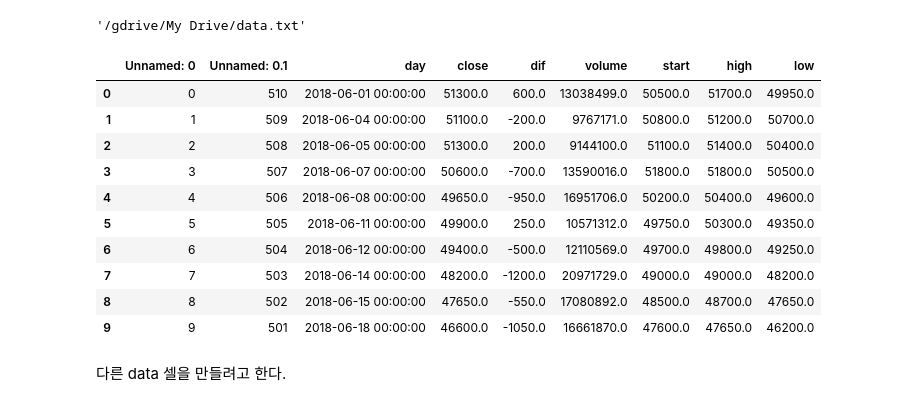
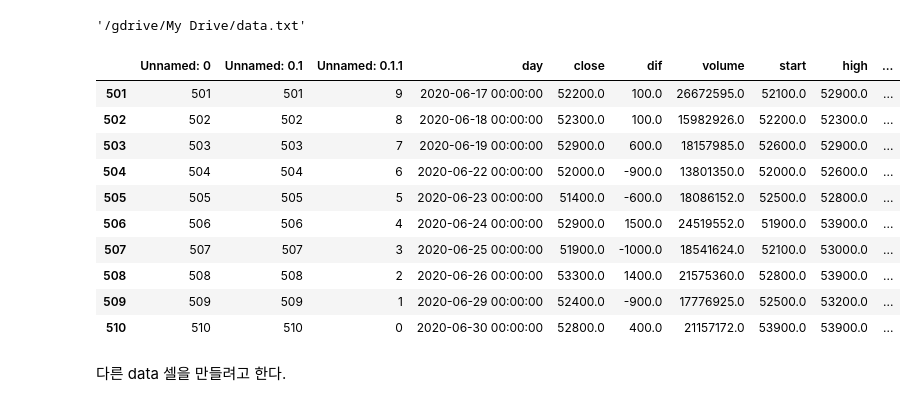
Before and after one commit to sjbaek12/sjbaek12.github.io, a Jupyter notebook: 주가예측_LSTM.ipynb, the cells around one changed output. Saved outputs shown, nothing was run; the diff lists cells and outputs as text; code cells hidden in the pictures.

```diff
--- a/주가예측_LSTM.ipynb
+++ b/주가예측_LSTM.ipynb
@@ -366,20 +366,20 @@ data.to_csv('/gdrive/My Drive/data.txt')
 import pandas as pd
 # %%
 data = pd.read_csv('/gdrive/My Drive/data.txt')
-# %%
-data.head(10)
-# %% [output]
-|  | Unnamed: 0 | Unnamed: 0.1 | day | close | dif | volume | start | high | low |
-| 0 | 0 | 510 | 2018-06-01 00:00:00 | 51300.0 | 600.0 | 13038499.0 | 50500.0 | 51700.0 | 49950.0 |
-| 1 | 1 | 509 | 2018-06-04 00:00:00 | 51100.0 | -200.0 | 9767171.0 | 50800.0 | 51200.0 | 50700.0 |
-| 2 | 2 | 508 | 2018-06-05 00:00:00 | 51300.0 | 200.0 | 9144100.0 | 51100.0 | 51400.0 | 50400.0 |
-| 3 | 3 | 507 | 2018-06-07 00:00:00 | 50600.0 | -700.0 | 13590016.0 | 51800.0 | 51800.0 | 50500.0 |
-| 4 | 4 | 506 | 2018-06-08 00:00:00 | 49650.0 | -950.0 | 16951706.0 | 50200.0 | 50400.0 | 49600.0 |
-| 5 | 5 | 505 | 2018-06-11 00:00:00 | 49900.0 | 250.0 | 10571312.0 | 49750.0 | 50300.0 | 49350.0 |
-| 6 | 6 | 504 | 2018-06-12 00:00:00 | 49400.0 | -500.0 | 12110569.0 | 49700.0 | 49800.0 | 49250.0 |
-| 7 | 7 | 503 | 2018-06-14 00:00:00 | 48200.0 | -1200.0 | 20971729.0 | 49000.0 | 49000.0 | 48200.0 |
-| 8 | 8 | 502 | 2018-06-15 00:00:00 | 47650.0 | -550.0 | 17080892.0 | 48500.0 | 48700.0 | 47650.0 |
-| 9 | 9 | 501 | 2018-06-18 00:00:00 | 46600.0 | -1050.0 | 16661870.0 | 47600.0 | 47650.0 | 46200.0 |
+# %%
+data.tail(10) # 2018년 6월1일부터 2020년 6월30일까지 삼성전자 주가 자료이다
+# %% [output]
+|  | Unnamed: 0 | Unnamed: 0.1 | Unnamed: 0.1.1 | day | close | dif | volume | start | high | ... |
+| 501 | 501 | 501 | 9 | 2020-06-17 00:00:00 | 52200.0 | 100.0 | 26672595.0 | 52100.0 | 52900.0 | ... |
+| 502 | 502 | 502 | 8 | 2020-06-18 00:00:00 | 52300.0 | 100.0 | 15982926.0 | 52200.0 | 52300.0 | ... |
+| 503 | 503 | 503 | 7 | 2020-06-19 00:00:00 | 52900.0 | 600.0 | 18157985.0 | 52600.0 | 52900.0 | ... |
+| 504 | 504 | 504 | 6 | 2020-06-22 00:00:00 | 52000.0 | -900.0 | 13801350.0 | 52000.0 | 52600.0 | ... |
+| 505 | 505 | 505 | 5 | 2020-06-23 00:00:00 | 51400.0 | -600.0 | 18086152.0 | 52500.0 | 52800.0 | ... |
+| 506 | 506 | 506 | 4 | 2020-06-24 00:00:00 | 52900.0 | 1500.0 | 24519552.0 | 51900.0 | 53900.0 | ... |
+| 507 | 507 | 507 | 3 | 2020-06-25 00:00:00 | 51900.0 | -1000.0 | 18541624.0 | 52100.0 | 53000.0 | ... |
+| 508 | 508 | 508 | 2 | 2020-06-26 00:00:00 | 53300.0 | 1400.0 | 21575360.0 | 52800.0 | 53900.0 | ... |
+| 509 | 509 | 509 | 1 | 2020-06-29 00:00:00 | 52400.0 | -900.0 | 17776925.0 | 52500.0 | 53200.0 | ... |
+| 510 | 510 | 510 | 0 | 2020-06-30 00:00:00 | 52800.0 | 400.0 | 21157172.0 | 53900.0 | 53900.0 | ... |
 # %% [markdown]
 다른 data 셀을 만들려고 한다.
 # %%
```
Also changed, not shown: parts of 27 cells of this notebook.
